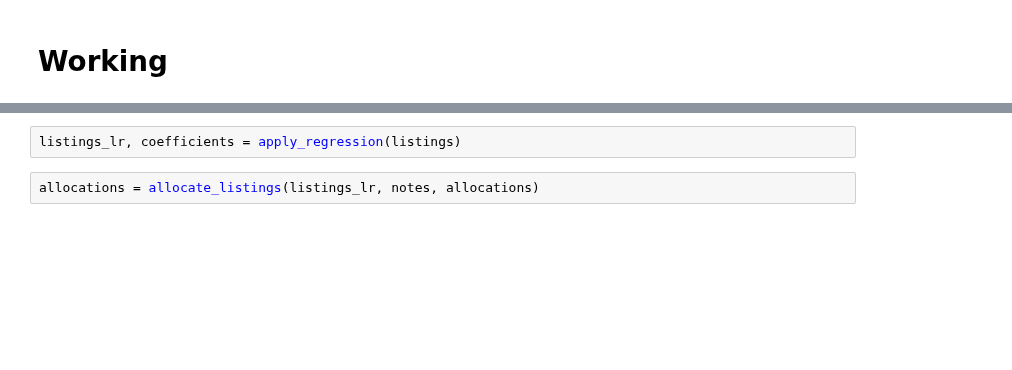
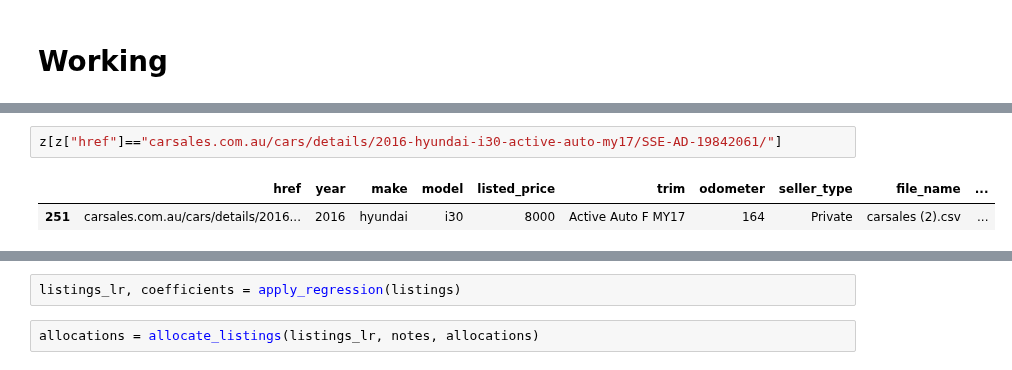
Before and after one commit to imrogerjiang/market_analysis_v2, a Jupyter notebook: Market Analysis V2.ipynb, the cells around one changed output, grey strips where cells are left out. Drawn from its saved outputs; the diff is of its cells as text; blank space fills up the shorter version.

```diff
--- a/Market Analysis V2.ipynb
+++ b/Market Analysis V2.ipynb
@@ -1677,3 +1687,8 @@ WARNING: Column 'model_gen' in enriched_new_listings has 9 missing values.
+# %%
+z[z["href"]=="carsales.com.au/cars/details/2016-hyundai-i30-active-auto-my17/SSE-AD-19842061/"]
+# %% [output]
+|  | href | year | make | model | listed_price | trim | odometer | seller_type | file_name | ... |
+| 251 | carsales.com.au/cars/details/2016... | 2016 | hyundai | i30 | 8000 | Active Auto F MY17 | 164 | Private | carsales (2).csv | ... |
 # %%
 # Add new listings to listings dataframe
 listings = integrate_listings(listings, gen_lookup)
```
Also changed, not shown: parts of 16 cells of this notebook.
